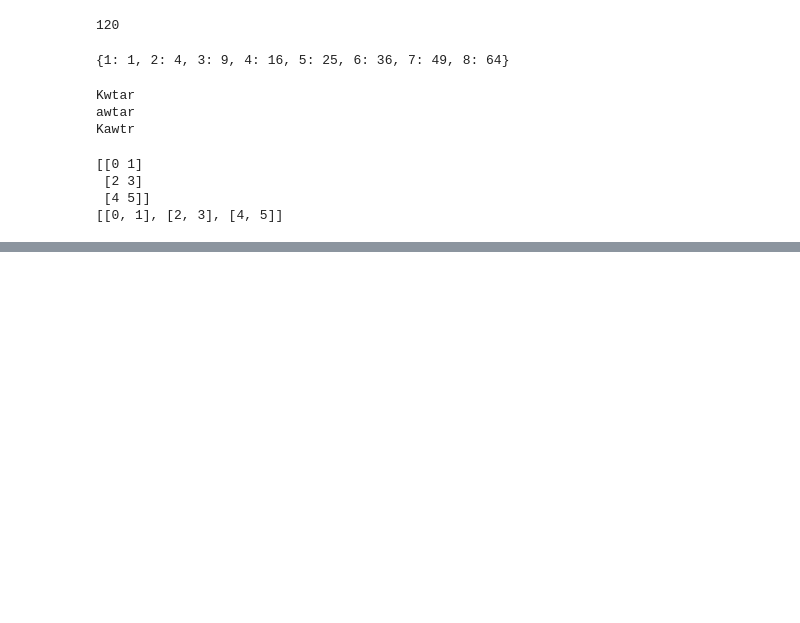
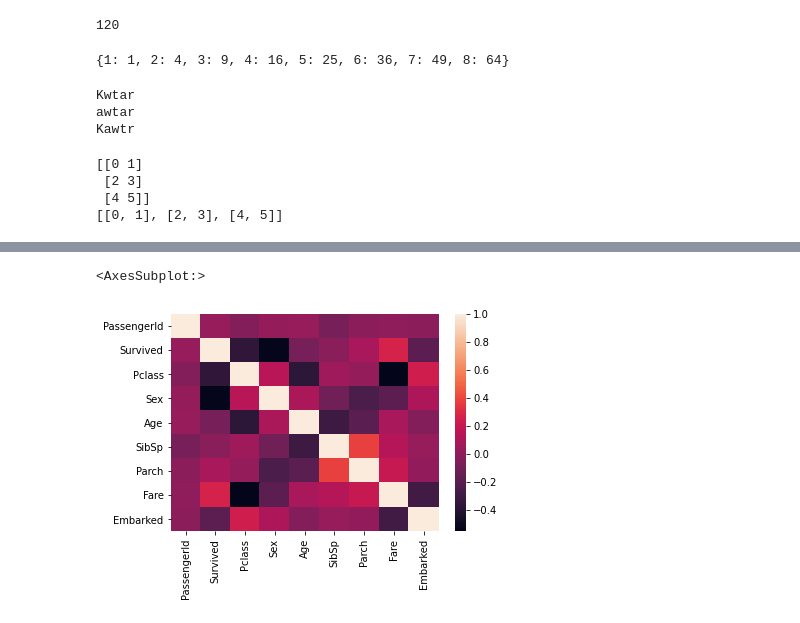
Before and after one commit to Kawtarms/AI, a Jupyter notebook: Checkpoint2-Copy1.ipynb, the cells around one changed output, grey strips where cells are left out. Cells and saved outputs as stored; diff of their text form; code cells hidden in the pictures; blank space fills up the shorter version.

```diff
--- a/Checkpoint2-Copy1.ipynb
+++ b/Checkpoint2-Copy1.ipynb
@@ -65,0 +253,5 @@ print(int(square_root))
+# %%
+sns.heatmap(df_titanic.corr())
+# %% [output]
+<AxesSubplot:>
+[figure, added]
```
Also changed, not shown: parts of 28 cells of this notebook.
